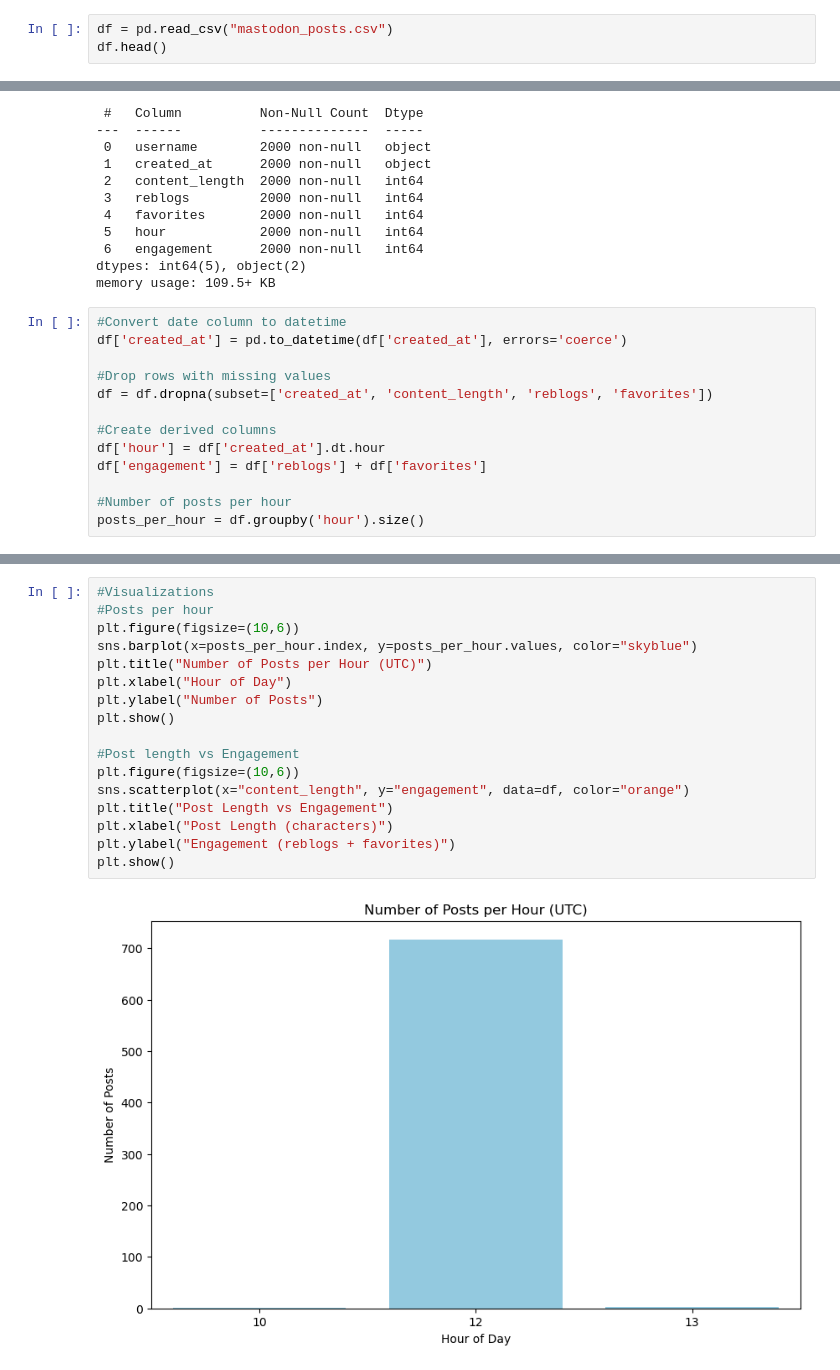
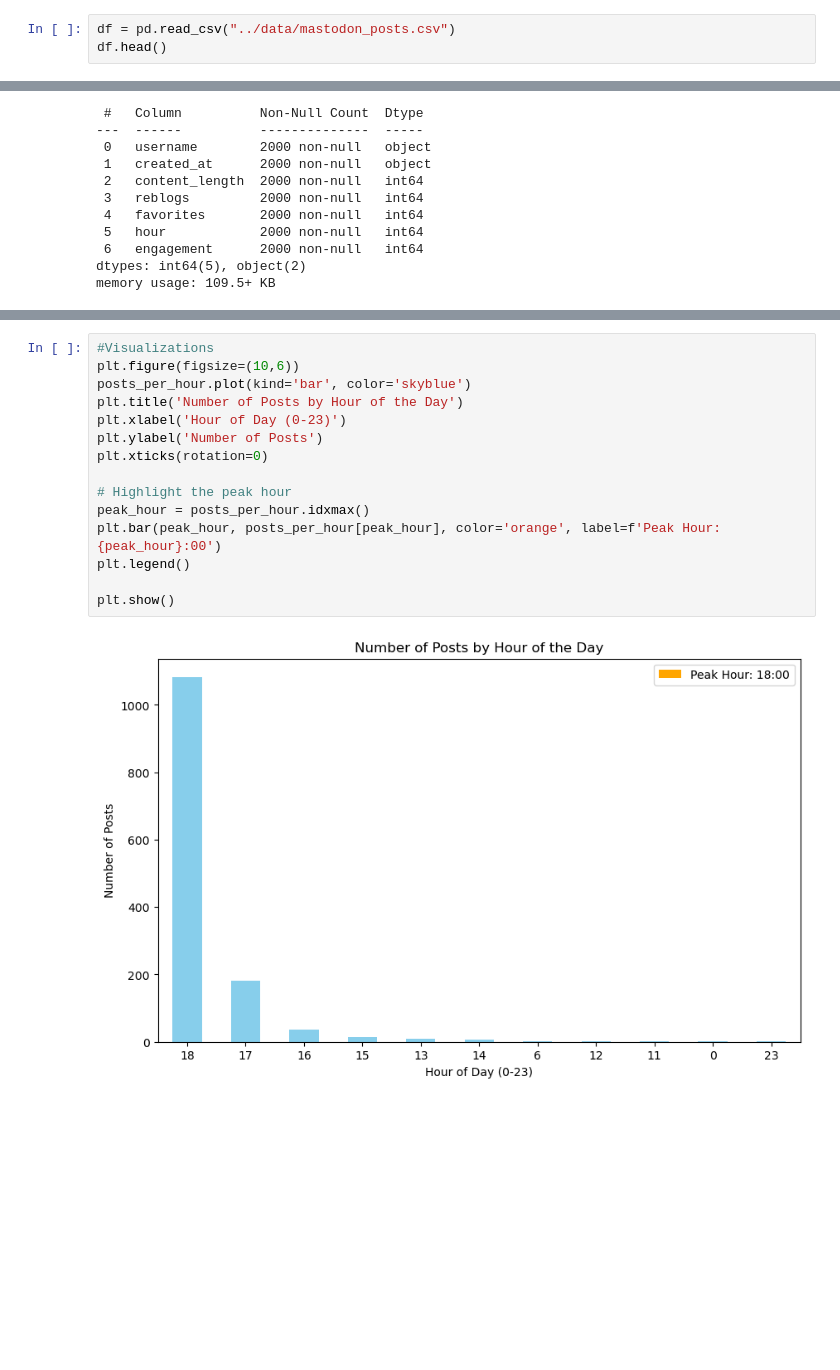
Before and after one commit to Lamees-F/Matsodon, a Jupyter notebook: Notebooks/posts.ipynb, the cells around one changed output, grey strips where cells are left out. Saved outputs shown, nothing was run; the diff lists cells and outputs as text; blank space fills up the shorter version.

Commit message:
Update posts and streamlit app

```diff
--- a/Notebooks/posts.ipynb
+++ b/Notebooks/posts.ipynb
@@ -148,5 +177,5 @@ print(f"\n Correlation between post length and engagement: {correlation:.2f}")
 # %%
-df = pd.read_csv("mastodon_posts.csv")
+df = pd.read_csv("../data/mastodon_posts.csv")
 df.head()
 # %% [output]
 |  | username | created_at | content_length | reblogs | favorites | hour | engagement |
@@ -172,16 +201,3 @@ Data columns (total 7 columns):
  6   engagement      2000 non-null   int64
 dtypes: int64(5), object(2)
 memory usage: 109.5+ KB
-# %%
-#Convert date column to datetime
-df['created_at'] = pd.to_datetime(df['created_at'], errors='coerce')
-
-#Drop rows with missing values
-df = df.dropna(subset=['created_at', 'content_length', 'reblogs', 'favorites'])
-
-#Create derived columns
-df['hour'] = df['created_at'].dt.hour
-df['engagement'] = df['reblogs'] + df['favorites']
-
-#Number of posts per hour
-posts_per_hour = df.groupby('hour').size()
@@ -188,19 +247,17 @@ posts_per_hour = df.groupby('hour').size()
 # %%
 #Visualizations
-#Posts per hour
 plt.figure(figsize=(10,6))
-sns.barplot(x=posts_per_hour.index, y=posts_per_hour.values, color="skyblue")
-plt.title("Number of Posts per Hour (UTC)")
-plt.xlabel("Hour of Day")
-plt.ylabel("Number of Posts")
+posts_per_hour.plot(kind='bar', color='skyblue')
+plt.title('Number of Posts by Hour of the Day')
+plt.xlabel('Hour of Day (0-23)')
+plt.ylabel('Number of Posts')
+plt.xticks(rotation=0)
+
+# Highlight the peak hour
+peak_hour = posts_per_hour.idxmax()
+plt.bar(peak_hour, posts_per_hour[peak_hour], color='orange', label=f'Peak Hour: {peak_hour}:00')
+plt.legend()
+
 plt.show()
-
-#Post length vs Engagement
-plt.figure(figsize=(10,6))
-sns.scatterplot(x="content_length", y="engagement", data=df, color="orange")
-plt.title("Post Length vs Engagement")
-plt.xlabel("Post Length (characters)")
-plt.ylabel("Engagement (reblogs + favorites)")
-plt.show()
 # %% [output]
-[figure, old version]
+[figure, new version]
```
Also changed, not shown: parts of 15 cells of this notebook, 3 other files.
